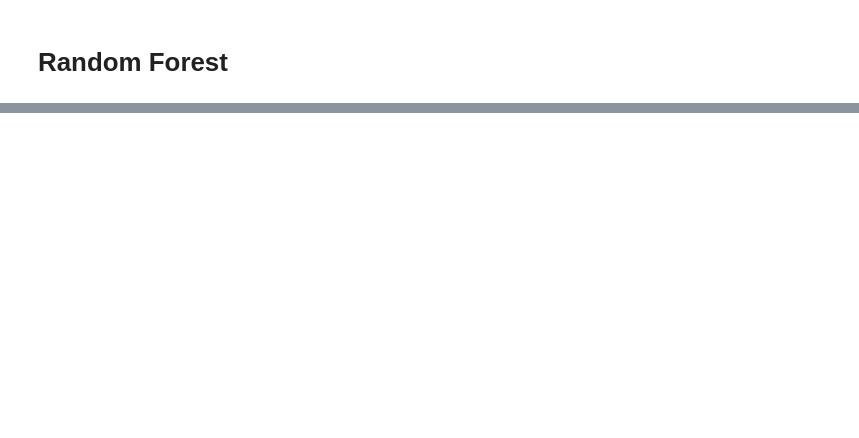
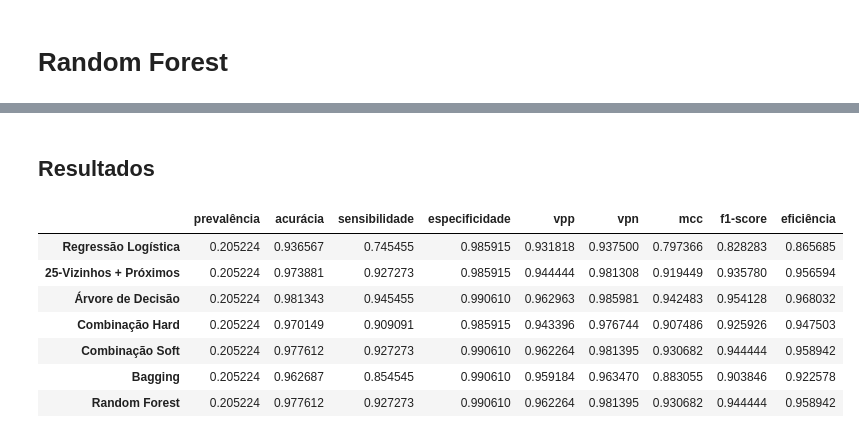
Before and after one commit to SamuelSousaFerreira/Curso-Dominando-Data-Science---Flai, a Jupyter notebook: Combinação_de_Modelos_Flai.ipynb, the cells around one changed output, grey strips where cells are left out. Drawn from its saved outputs; the diff is of its cells as text; code cells hidden in the pictures; blank space fills up the shorter version.

```diff
--- a/Combinação_de_Modelos_Flai.ipynb
+++ b/Combinação_de_Modelos_Flai.ipynb
@@ -244,0 +354,6 @@ print(log_acc,knn_acc,tree_acc, vot_acc, bagg_acc, rand_acc, sep='\n')
+# %%
+#hard
+vot_model = VotingClassifier(estimators = [('Reg. Log.', log_model), ('KNN', knn_model), ('Árvore', tree_model)], voting = 'hard')
+vot_model.fit(Xtreino, Ytreino)
+preditos = vot_model.predict(Xteste)
+metricas_vot_hard = MetricasClassBinaria(Yteste, preditos)
@@ -244,0 +370,6 @@ print(log_acc,knn_acc,tree_acc, vot_acc, bagg_acc, rand_acc, sep='\n')
+# %%
+#soft
+vot_model = VotingClassifier(estimators = [('Reg. Log.', log_model), ('KNN', knn_model), ('Árvore', tree_model)], voting = 'soft')
+vot_model.fit(Xtreino, Ytreino)
+preditos = vot_model.predict(Xteste)
+metricas_vot_soft = MetricasClassBinaria(Yteste, preditos)
@@ -244,0 +388,5 @@ print(log_acc,knn_acc,tree_acc, vot_acc, bagg_acc, rand_acc, sep='\n')
+# %%
+bagg_model = BaggingClassifier(n_estimators = 100)
+bagg_model.fit(Xtreino, Ytreino)
+preditos = bagg_model.predict(Xteste)
+metricas_bagg = MetricasClassBinaria(Yteste, preditos)
@@ -244,0 +405,5 @@ print(log_acc,knn_acc,tree_acc, vot_acc, bagg_acc, rand_acc, sep='\n')
+# %%
+rand_model = RandomForestClassifier(n_estimators = 200, max_depth = 7)
+rand_model.fit(Xtreino, Ytreino)
+preditos = rand_model.predict(Xteste)
+metricas_rand = MetricasClassBinaria(Yteste, preditos)
@@ -244,0 +420,22 @@ print(log_acc,knn_acc,tree_acc, vot_acc, bagg_acc, rand_acc, sep='\n')
+# %% [markdown]
+## **Resultados**
+# %%
+resultados0 = {'Regressão Logística': list(metricas_log.values()),
+              '25-Vizinhos + Próximos': list(metricas_knn.values()),
+              'Árvore de Decisão': list(metricas_tree.values()),
+              'Combinação Hard': list(metricas_vot_hard.values()),
+              'Combinação Soft': list(metricas_vot_soft.values()),
+              'Bagging': list(metricas_bagg.values()),
+              'Random Forest': list(metricas_rand.values())}
+
+resultados = pd.DataFrame(resultados0, index = metricas_log.keys()).T
+resultados
+# %% [output]
+|  | prevalência | acurácia | sensibilidade | especificidade | vpp | vpn | mcc | f1-score | eficiência |
+| Regressão Logística | 0.205224 | 0.936567 | 0.745455 | 0.985915 | 0.931818 | 0.937500 | 0.797366 | 0.828283 | 0.865685 |
+| 25-Vizinhos + Próximos | 0.205224 | 0.973881 | 0.927273 | 0.985915 | 0.944444 | 0.981308 | 0.919449 | 0.935780 | 0.956594 |
+| Árvore de Decisão | 0.205224 | 0.981343 | 0.945455 | 0.990610 | 0.962963 | 0.985981 | 0.942483 | 0.954128 | 0.968032 |
+| Combinação Hard | 0.205224 | 0.970149 | 0.909091 | 0.985915 | 0.943396 | 0.976744 | 0.907486 | 0.925926 | 0.947503 |
+| Combinação Soft | 0.205224 | 0.977612 | 0.927273 | 0.990610 | 0.962264 | 0.981395 | 0.930682 | 0.944444 | 0.958942 |
+| Bagging | 0.205224 | 0.962687 | 0.854545 | 0.990610 | 0.959184 | 0.963470 | 0.883055 | 0.903846 | 0.922578 |
+| Random Forest | 0.205224 | 0.977612 | 0.927273 | 0.990610 | 0.962264 | 0.981395 | 0.930682 | 0.944444 | 0.958942 |
```
Also changed, not shown: parts of 33 cells of this notebook.
